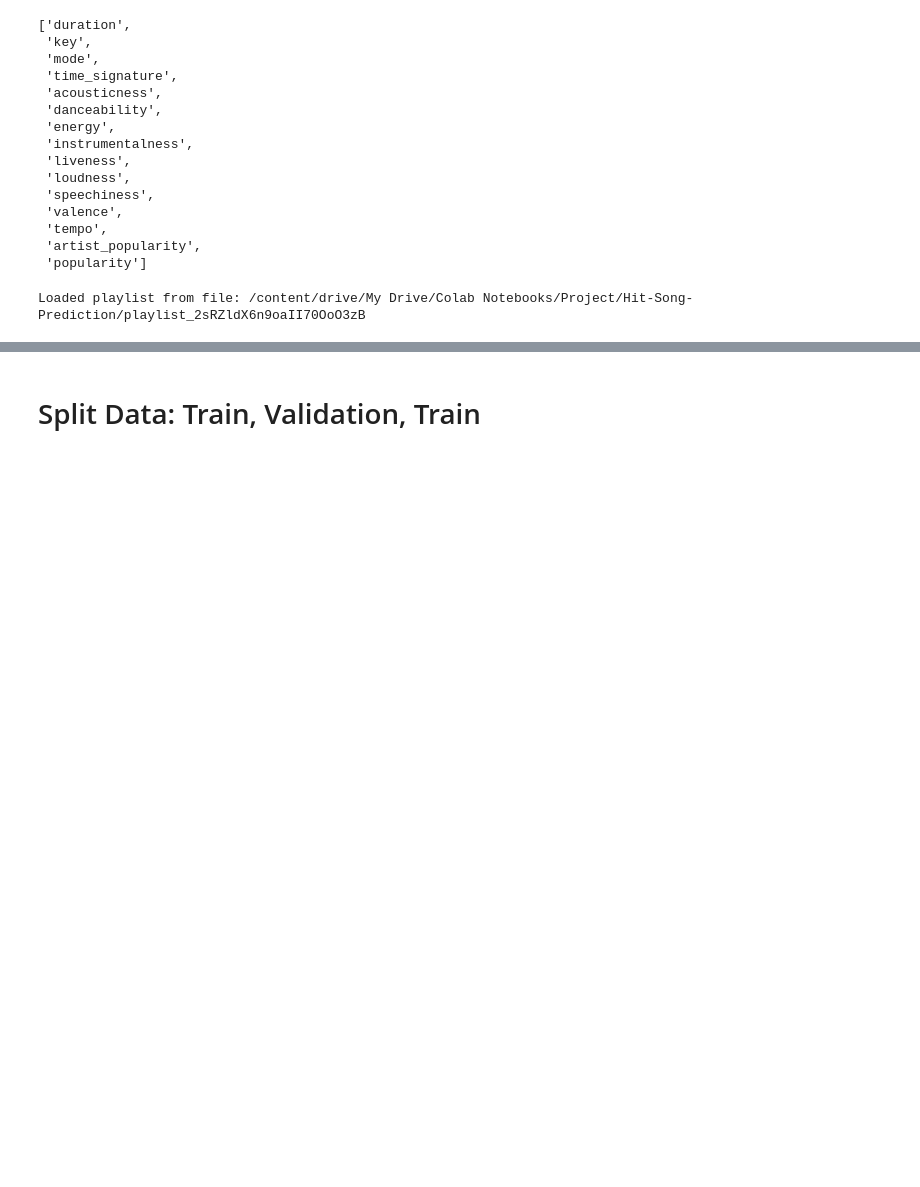
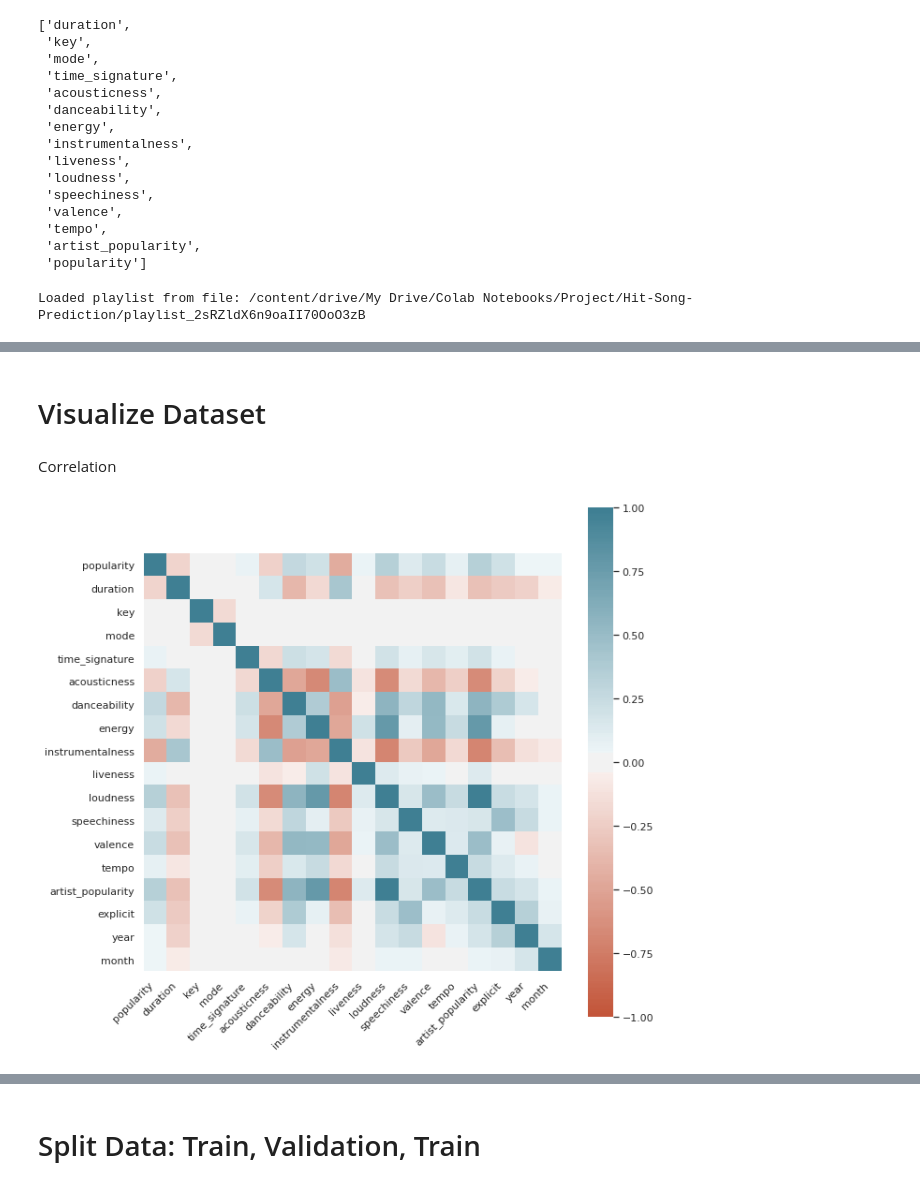
Before and after one commit to APS360-Team-34/Hit-Song-Prediction, a Jupyter notebook: Playground_Cynthia.ipynb, the cells around one changed output, grey strips where cells are left out. Drawn from its saved outputs; the diff is of its cells as text; code cells hidden in the pictures; blank space fills up the shorter version.

```diff
--- a/Playground_Cynthia.ipynb
+++ b/Playground_Cynthia.ipynb
@@ -108,0 +152,4 @@ normalized_df.head()
+# %%
+df['year'] = pd.DatetimeIndex(df['release_date']).year
+df['month'] = pd.DatetimeIndex(df['release_date']).month
+df
@@ -108,0 +187,2 @@ normalized_df.head()
+# %% [markdown]
+# Visualize Dataset
@@ -108,0 +200,2 @@ normalized_df.head()
+# %% [markdown]
+Correlation
@@ -108,0 +329,20 @@ normalized_df.head()
+# %%
+
+#data = normalized_df
+data = visualize_df
+
+corr = data.corr()
+plt.figure(figsize=(10, 10))
+ax = sns.heatmap(
+    corr,
+    vmin=-1, vmax=1, center=0,
+    cmap=sns.diverging_palette(20, 220, n=200),
+    square=True
+)
+ax.set_xticklabels(
+    ax.get_xticklabels(),
+    rotation=45,
+    horizontalalignment='right'
+);
+# %% [output]
+[figure, added]
```
Also changed, not shown: parts of 18 cells of this notebook.
